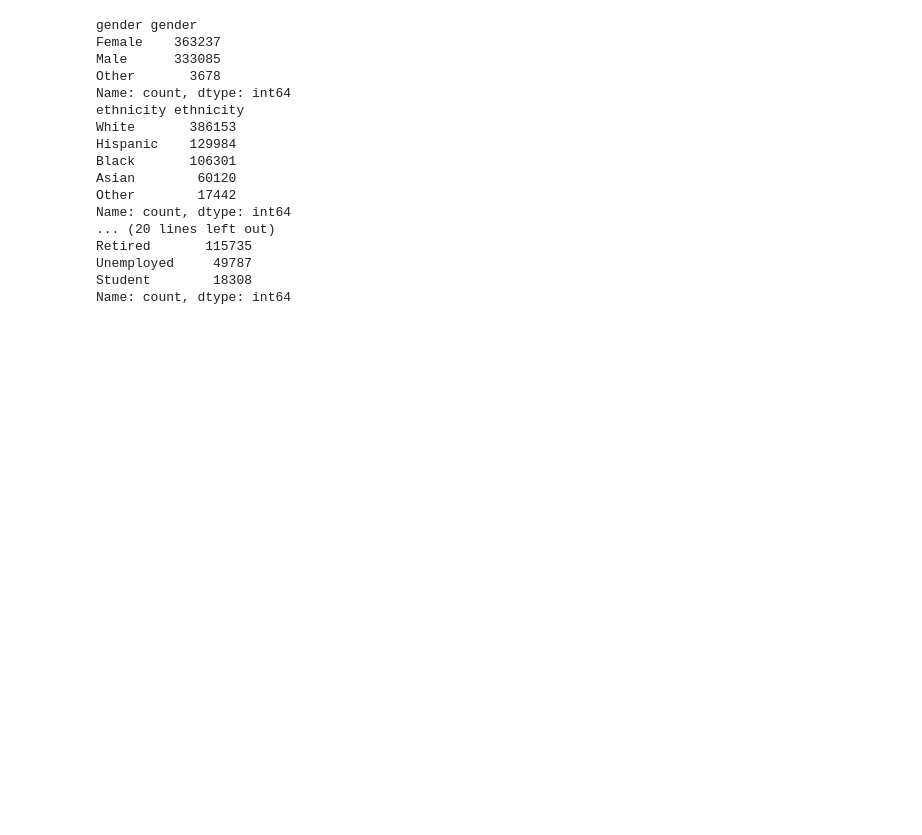
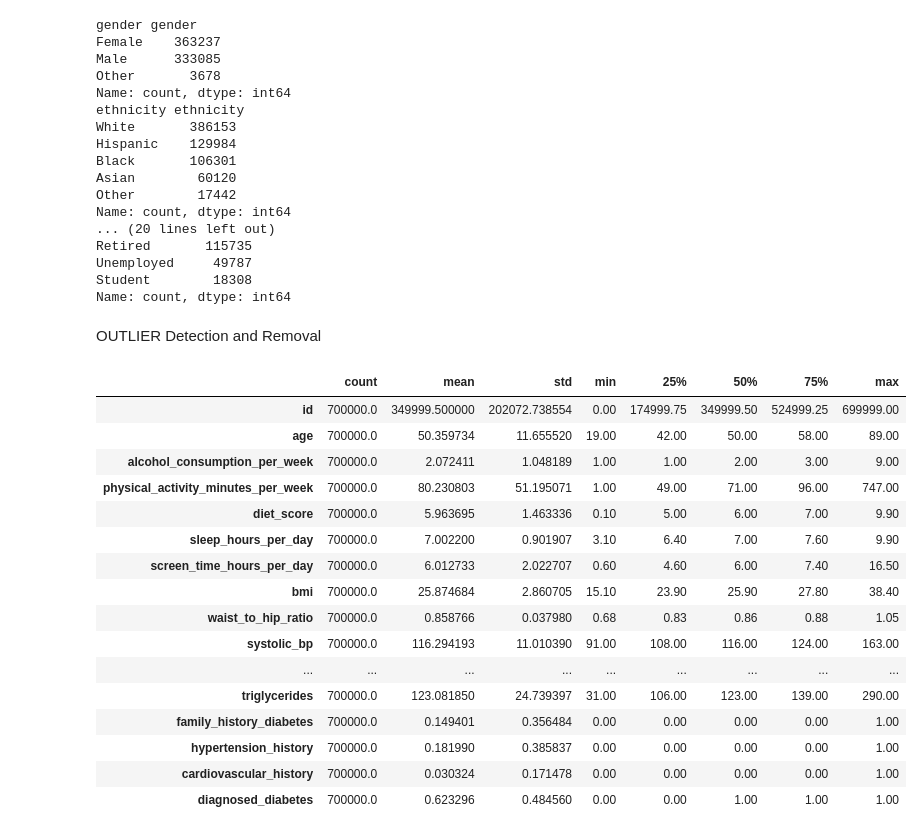
Before and after one commit to krishkishore714-max/Kaggle_projects, a Jupyter notebook: diabetes_prediction.ipynb, the cells around one changed output. Cells and saved outputs as stored; diff of their text form; code cells hidden in the pictures; blank space fills up the shorter version.

```diff
--- a/diabetes_prediction.ipynb
+++ b/diabetes_prediction.ipynb
@@ -160,3 +160,25 @@ Retired       115735
 Unemployed     49787
 Student        18308
 Name: count, dtype: int64
+# %% [markdown]
+OUTLIER Detection and Removal
+# %%
+dia.describe().T
+# %% [output]
+|  | count | mean | std | min | 25% | 50% | 75% | max |
+| id | 700000.0 | 349999.500000 | 202072.738554 | 0.00 | 174999.75 | 349999.50 | 524999.25 | 699999.00 |
+| age | 700000.0 | 50.359734 | 11.655520 | 19.00 | 42.00 | 50.00 | 58.00 | 89.00 |
+| alcohol_consumption_per_week | 700000.0 | 2.072411 | 1.048189 | 1.00 | 1.00 | 2.00 | 3.00 | 9.00 |
+| physical_activity_minutes_per_week | 700000.0 | 80.230803 | 51.195071 | 1.00 | 49.00 | 71.00 | 96.00 | 747.00 |
+| diet_score | 700000.0 | 5.963695 | 1.463336 | 0.10 | 5.00 | 6.00 | 7.00 | 9.90 |
+| sleep_hours_per_day | 700000.0 | 7.002200 | 0.901907 | 3.10 | 6.40 | 7.00 | 7.60 | 9.90 |
+| screen_time_hours_per_day | 700000.0 | 6.012733 | 2.022707 | 0.60 | 4.60 | 6.00 | 7.40 | 16.50 |
+| bmi | 700000.0 | 25.874684 | 2.860705 | 15.10 | 23.90 | 25.90 | 27.80 | 38.40 |
+| waist_to_hip_ratio | 700000.0 | 0.858766 | 0.037980 | 0.68 | 0.83 | 0.86 | 0.88 | 1.05 |
+| systolic_bp | 700000.0 | 116.294193 | 11.010390 | 91.00 | 108.00 | 116.00 | 124.00 | 163.00 |
+| ... | ... | ... | ... | ... | ... | ... | ... | ... |
+| triglycerides | 700000.0 | 123.081850 | 24.739397 | 31.00 | 106.00 | 123.00 | 139.00 | 290.00 |
+| family_history_diabetes | 700000.0 | 0.149401 | 0.356484 | 0.00 | 0.00 | 0.00 | 0.00 | 1.00 |
+| hypertension_history | 700000.0 | 0.181990 | 0.385837 | 0.00 | 0.00 | 0.00 | 0.00 | 1.00 |
+| cardiovascular_history | 700000.0 | 0.030324 | 0.171478 | 0.00 | 0.00 | 0.00 | 0.00 | 1.00 |
+| diagnosed_diabetes | 700000.0 | 0.623296 | 0.484560 | 0.00 | 0.00 | 1.00 | 1.00 | 1.00 |
```
Also changed, not shown: parts of 23 cells of this notebook.
